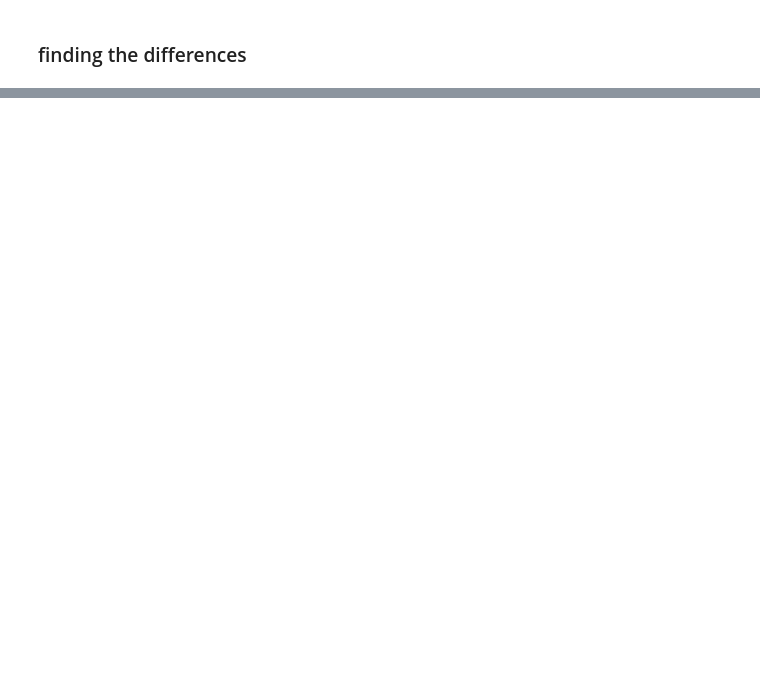
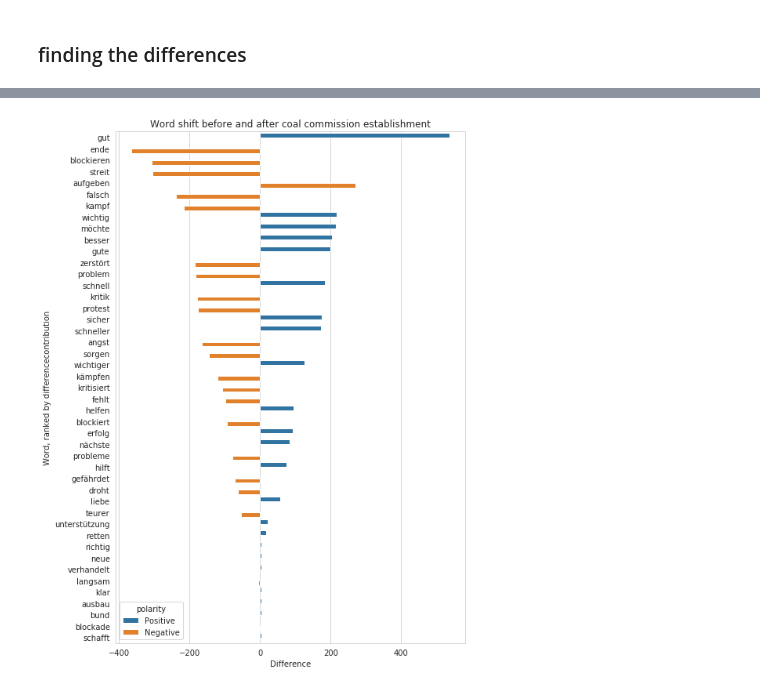
Before and after one commit to yuantinglee/twitter-discourse, a Jupyter notebook: analysis/word_shifts.ipynb, the cells around one changed output, grey strips where cells are left out. Saved outputs shown, nothing was run; the diff lists cells and outputs as text; code cells hidden in the pictures; blank space fills up the shorter version.

```diff
--- a/analysis/word_shifts.ipynb
+++ b/analysis/word_shifts.ipynb
@@ -484,0 +492,2 @@ df_sample_after_scores.sort_values(by=['score product'], ascending=False)[:20]
+# %%
+df_joined["difference_abs"] = df_joined["difference"].abs()
@@ -484,0 +553,26 @@ df_sample_after_scores.sort_values(by=['score product'], ascending=False)[:20]
+# %%
+df_wordshift = df_joined.sort_values(by='difference_abs', ascending=False)[:45]
+# %%
+polarity = []
+for i in df_wordshift.index:
+    entry = df_wordshift.loc[i]
+    if entry['score_x'] > 0:
+        word_polarity = "Positive"
+    elif entry['score_x'] < 0:
+        word_polarity = "Negative"
+    polarity.append(word_polarity)
+# %%
+df_wordshift['polarity'] = polarity
+# %%
+fig, ax = plt.subplots(figsize=(8,12))
+sns.barplot(y='word',
+            x='difference',
+            hue='polarity',
+            data=df_wordshift,
+            ax = ax)
+ax.set(xlabel="Difference",
+       ylabel="Word, ranked by differencecontribution",
+       title="Word shift before and after coal commission establishment")
+plt.show()
+# %% [output]
+[figure, added]
```
Also changed, not shown: parts of 10 cells of this notebook.
